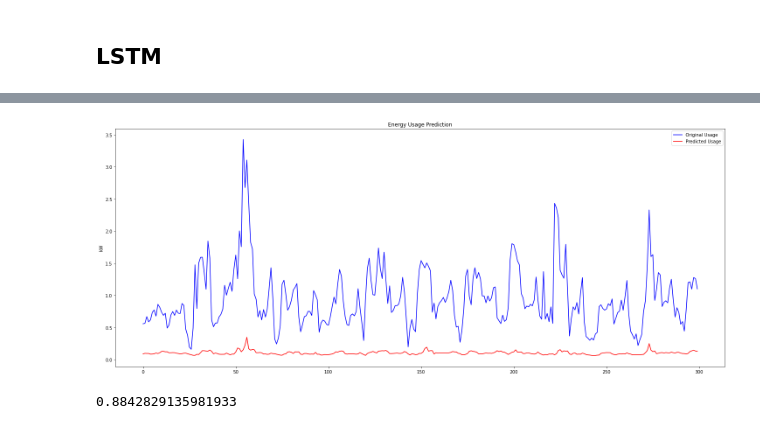
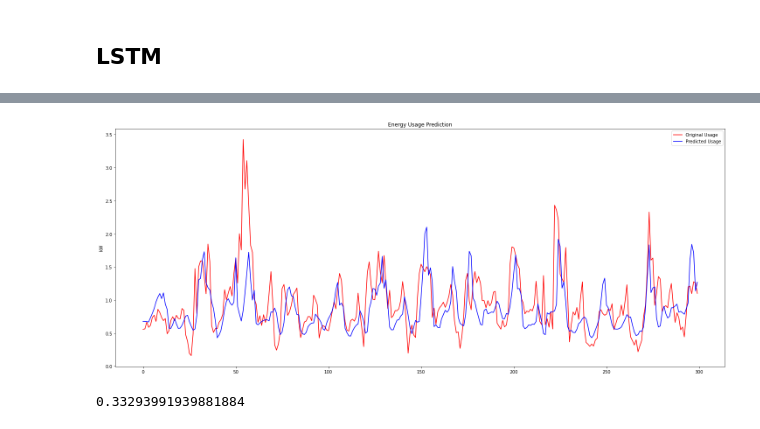
Before and after one commit to joaonpsilva/Tese_House_Energy_Prediciton, a Jupyter notebook: Energy_Pred.ipynb, the cells around one changed output, grey strips where cells are left out. Drawn from its saved outputs; the diff is of its cells as text; code cells hidden in the pictures.

```diff
--- a/Energy_Pred.ipynb
+++ b/Energy_Pred.ipynb
@@ -246,6 +246,6 @@ y_train = st_y.fit_transform(y_train)
 # %%
 regressor = SVR(kernel = 'rbf')   #poly more volatile
-regressor.fit(x_train, y_train)
+regressor.fit(x_SVR_train, y_SVR_train)
 # %% [output]
 SVR()
 # %% [markdown]
@@ -308,23 +303,24 @@ mean_absolute_percentage_error(y_test, arima_prediction)
 # %% [markdown]
 ## LSTM
 # %%
+'''
 st_x = MinMaxScaler()
 st_y = MinMaxScaler()
 
-x_train = st_x.fit_transform(x_train)
-x_test = st_x.transform(x_test)
+x_LSTM_train = st_x.fit_transform(x_train)
+x_LSTM_test = st_x.transform(x_test)
 
-y_train = st_y.fit_transform(y_train)
+y_LSTM_train = st_y.fit_transform(y_train)
+'''
 
-
-x_train = np.reshape(x_train, (x_train.shape[0], x_train.shape[1], 1))
-x_test = np.reshape(x_test, (x_test.shape[0], x_test.shape[1], 1))
+x_LSTM_train = np.reshape(x_train, (x_train.shape[0], x_train.shape[1], 1))
+x_LSTM_test = np.reshape(x_test, (x_test.shape[0], x_test.shape[1], 1))
 # %%
 from tensorflow.keras.models import Sequential
 from tensorflow.keras.layers import LSTM, Dense
 
 model = Sequential()
-model.add(LSTM(units=30, return_sequences=True, input_shape=(x_train.shape[1], 1)))
+model.add(LSTM(units=30, return_sequences=True, input_shape=(x_LSTM_train.shape[1], 1)))
 model.add(LSTM(units=30))
 model.add(Dense(units = 1))
 model.compile(optimizer = 'adam', loss = 'mean_squared_error')
@@ -346,5 +342,5 @@ Trainable params: 11,191
 Non-trainable params: 0
 _________________________________________________________________
 # %%
-history = model.fit(x_train, y_train, epochs = 35, batch_size = 30)
+history = model.fit(x_LSTM_train, y_train, epochs = 32, batch_size = 64)
 # %% [output]
@@ -374,19 +370,19 @@ plt.plot(range(len(loss_per_epoch)), loss_per_epoch)
 # %%
 lstm_prediction = model.predict(x_test)
 
-lstm_prediction = st_y.inverse_transform(lstm_prediction)
+#lstm_prediction = st_y.inverse_transform(lstm_prediction)
 
 
 plt.figure(figsize=(25,10))
-plt.plot(y_test, color='blue', label='Original Usage')
-plt.plot(lstm_prediction[:,0] , color='red', label='Predicted Usage')
+plt.plot(y_test, color='red', label='Original Usage')
+plt.plot(lstm_prediction[:,0] , color='blue', label='Predicted Usage')
 plt.title('Energy Usage Prediction')
 plt.ylabel('kW')
 plt.legend()
 plt.show()
 # %% [output]
-[figure, old version]
+[figure, new version]
 # %%
-mean_absolute_percentage_error(y_test, predictions)
+mean_absolute_percentage_error(y_test, lstm_prediction)
 # %% [output]
-0.8842829135981933
+0.33293991939881884
```
Also changed, not shown: parts of 10 cells of this notebook.
